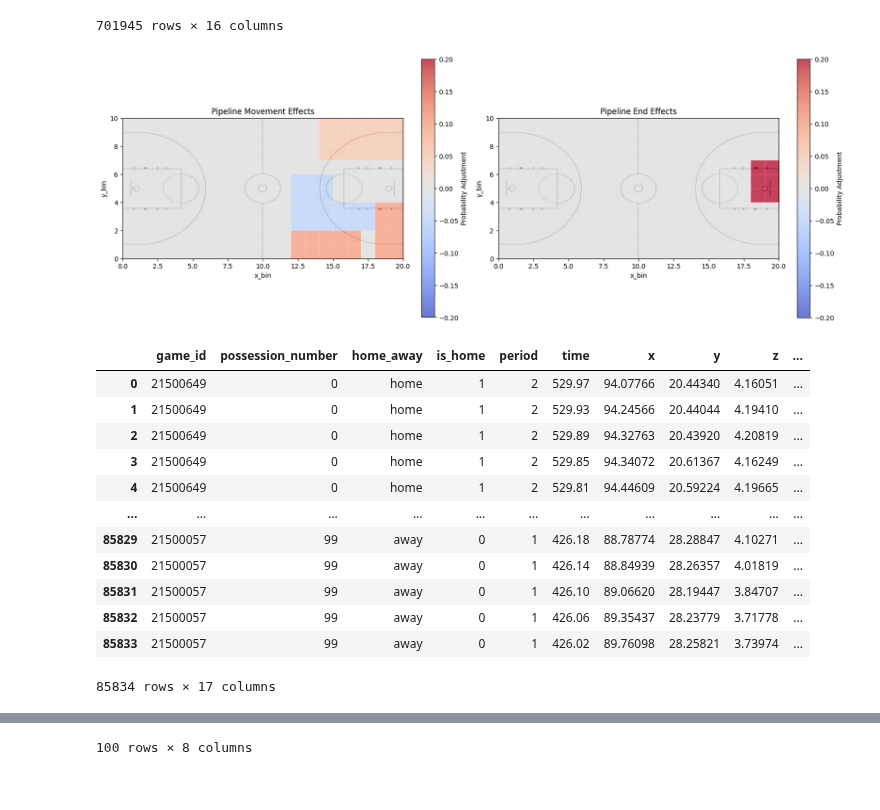
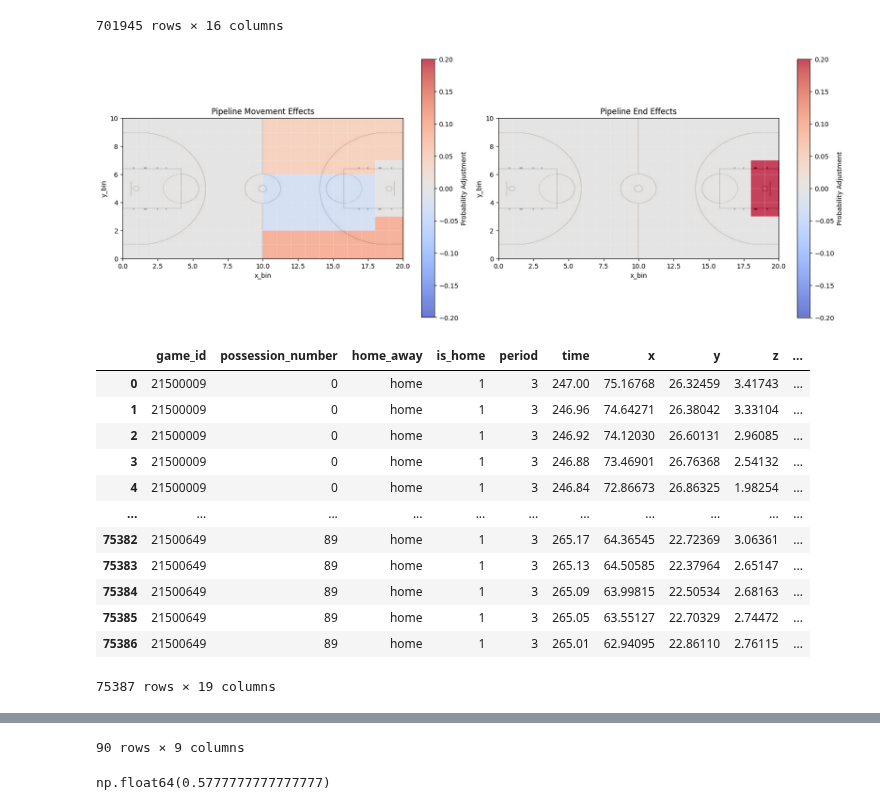
Before and after one commit to Channertheman/NBA_Analysis, a Jupyter notebook: Simulation_construction.ipynb, the cells around one changed output, grey strips where cells are left out. Saved outputs shown, nothing was run; the diff lists cells and outputs as text; code cells hidden in the pictures.

```diff
--- a/Simulation_construction.ipynb
+++ b/Simulation_construction.ipynb
@@ -30,12 +6,16 @@ import matplotlib.image as mpimg
 import matplotlib.animation as animation
 import matplotlib.cm as cm
 from matplotlib.patches import Rectangle
-%pip install tqdm
 from tqdm import tqdm
 from PIL import Image
 import os
 import gc
 import warnings
 from funcs import *
+import cupy as cp
+
+def _to_numpy(array):
+    return cp.asnumpy(array) if isinstance(array, cp.ndarray) else np.asarray(array)
+
 %matplotlib inline
 warnings.filterwarnings('ignore')
@@ -228,7 +206,7 @@ def build_visited_bin_matrices(df, x_bins=20, y_bins=10):
     grouped = df.groupby(["game_id", "possession_number"], sort=True)
     for (game_id, possession_number), group in grouped:
         # Matrix shape is (x_bins, y_bins): x is the first axis, y is the second.
-        visited_matrix = np.zeros((x_bins, y_bins), dtype=np.int8)
+        visited_matrix = cp.zeros((x_bins, y_bins), dtype=cp.int8)
         visited_bins = set(zip(group["x_bin"].astype(int), group["y_bin"].astype(int)))
 
         for xb, yb in visited_bins:
@@ -248,13 +226,13 @@ def build_visited_bin_matrices(df, x_bins=20, y_bins=10):
 visited_bin_matrices = build_visited_bin_matrices(df, x_bins=x_bins, y_bins=y_bins)
 
 # Shape: (n_possessions, x_bins, y_bins)
-possession_game_bin_matrix = np.stack(visited_bin_matrices["visited_matrix"].to_numpy())
+possession_game_bin_matrix = cp.stack(visited_bin_matrices["visited_matrix"].to_list())
 
 # Flatten each possession matrix into one design row while preserving x-by-y order.
 X = possession_game_bin_matrix.reshape(len(visited_bin_matrices), -1)
 
 # Outcome vector aligned with the stacked possession matrices and flattened design rows.
-y = visited_bin_matrices["scored"].to_numpy(dtype=np.int8)
+y = cp.asarray(visited_bin_matrices["scored"].to_numpy(dtype=np.int8))
 # %%
 def sample_X_y(X, y, n_samples, replace=True, random_state=None):
     if len(X) != len(y):
@@ -441,6 +419,8 @@ def _sector_effect_lookup(sector, effects):
 
     x_bin, y_bin = sector
     if 0 <= x_bin < effects.shape[0] and 0 <= y_bin < effects.shape[1]:
+        if isinstance(effects, cp.ndarray):
+            return float(effects[x_bin, y_bin].get())
         return effects[x_bin, y_bin]
 
     return 0.0
@@ -523,7 +503,7 @@ def plot_effect_surfaces(
     y_bins=y_bins,
     title_prefix="Pipeline",
 ):
-    effect_maps = [movement_effects, end_effects]
+    effect_maps = [_to_numpy(movement_effects), _to_numpy(end_effects)]
     titles = [f"{title_prefix} Movement Effects", f"{title_prefix} End Effects"]
     v_abs = max(float(np.nanmax(np.abs(effect))) for effect in effect_maps)
     v_abs = v_abs if v_abs > 0 else 1.0
@@ -635,56 +615,69 @@ def build_baseline_scoring_pipeline(
 # %%
 pipeline_input_df = pd.read_csv("multi_game_data/multi_game_data_half_court_filtered.csv")
 
+pipeline_seed = 42
 train_set = [21500649, 21500390, 21500188, 21500355, 21500057, 21500009]
 
 pipeline_movement_effects = np.zeros((x_bins, y_bins))
 pipeline_end_effects = np.zeros((x_bins, y_bins))
 
-pipeline_movement_effects[12:17, 0:3] = .1
-pipeline_movement_effects[18:20, 0:4] = .1
-pipeline_movement_effects[14:20, 7:10] = .05
-pipeline_movement_effects[12:15, 2:6] = -.05
-pipeline_movement_effects[15:18, 2:4] = -.05
+pipeline_movement_effects[10:18, 0:3] = .10
+pipeline_movement_effects[18:20, 0:3] = .10
+pipeline_movement_effects[10:18, 6] = .05
+pipeline_movement_effects[10:20, 7:10] = .05
+pipeline_movement_effects[10:18, 2:6] = -.03
+pipeline_movement_effects[15:18, 2:4] = -.03
 
-pipeline_end_effects[18:20, 4:7] = .20
+pipeline_end_effects[18:20, 3:7] = .20
 
 plot_effect_surfaces(pipeline_movement_effects, pipeline_end_effects, title_prefix="Pipeline")
 
 pipeline_results = build_baseline_scoring_pipeline(
     pipeline_input_df,
     train_games=train_set,
-    n_possessions=100,
+    n_possessions=90,
     movement_effects=pipeline_movement_effects,
     end_effects=pipeline_end_effects,
     baseline_probability=0.40,
-    random_state=43,
+    random_state=pipeline_seed,
 )
 
 pipeline_sampled_movement = pipeline_results["sampled_movement"]
 pipeline_sampled_binned_movement = pipeline_results["sampled_binned_movement"]
 pipeline_qut_movement = pipeline_results["qut_movement"]
 pipeline_visited_posssessions = pipeline_results["visited_posssessions"]
 pipeline_baseline_scoring_probabilities = pipeline_results["baseline_scoring_probabilities"]
 
 visited_posssessions = pipeline_visited_posssessions
 baseline_scoring_probabilities = pipeline_baseline_scoring_probabilities
+pipeline_rng = np.random.default_rng(pipeline_seed)
+baseline_scoring_probabilities["simulated_out"] = pipeline_rng.binomial(n=1, p=baseline_scoring_probabilities["scoring_probability"])
+
+pipeline_simulated_scoring = baseline_scoring_probabilities[possession_cols + ["simulated_out"]]
+pipeline_qut_movement = pipeline_qut_movement.merge(
+    pipeline_simulated_scoring,
+    on=possession_cols,
+    how="left",
+)
+pipeline_qut_movement["original_scored"] = pipeline_qut_movement["scored"]
+pipeline_qut_movement["scored"] = pipeline_qut_movement["simulated_out"]
 
 display(pipeline_qut_movement)
 
 display(baseline_scoring_probabilities)
 # %% [output]
-[figure, old version]
+[figure, new version]
 |  | game_id | possession_number | home_away | is_home | period | time | x | y | z | ... |
-| 0 | 21500649 | 0 | home | 1 | 2 | 529.97 | 94.07766 | 20.44340 | 4.16051 | ... |
-| 1 | 21500649 | 0 | home | 1 | 2 | 529.93 | 94.24566 | 20.44044 | 4.19410 | ... |
-| 2 | 21500649 | 0 | home | 1 | 2 | 529.89 | 94.32763 | 20.43920 | 4.20819 | ... |
-| 3 | 21500649 | 0 | home | 1 | 2 | 529.85 | 94.34072 | 20.61367 | 4.16249 | ... |
-| 4 | 21500649 | 0 | home | 1 | 2 | 529.81 | 94.44609 | 20.59224 | 4.19665 | ... |
+| 0 | 21500009 | 0 | home | 1 | 3 | 247.00 | 75.16768 | 26.32459 | 3.41743 | ... |
+| 1 | 21500009 | 0 | home | 1 | 3 | 246.96 | 74.64271 | 26.38042 | 3.33104 | ... |
+| 2 | 21500009 | 0 | home | 1 | 3 | 246.92 | 74.12030 | 26.60131 | 2.96085 | ... |
+| 3 | 21500009 | 0 | home | 1 | 3 | 246.88 | 73.46901 | 26.76368 | 2.54132 | ... |
+| 4 | 21500009 | 0 | home | 1 | 3 | 246.84 | 72.86673 | 26.86325 | 1.98254 | ... |
 | ... | ... | ... | ... | ... | ... | ... | ... | ... | ... | ... |
-| 85829 | 21500057 | 99 | away | 0 | 1 | 426.18 | 88.78774 | 28.28847 | 4.10271 | ... |
-| 85830 | 21500057 | 99 | away | 0 | 1 | 426.14 | 88.84939 | 28.26357 | 4.01819 | ... |
-| 85831 | 21500057 | 99 | away | 0 | 1 | 426.10 | 89.06620 | 28.19447 | 3.84707 | ... |
-| 85832 | 21500057 | 99 | away | 0 | 1 | 426.06 | 89.35437 | 28.23779 | 3.71778 | ... |
-| 85833 | 21500057 | 99 | away | 0 | 1 | 426.02 | 89.76098 | 28.25821 | 3.73974 | ... |
+| 75382 | 21500649 | 89 | home | 1 | 3 | 265.17 | 64.36545 | 22.72369 | 3.06361 | ... |
+| 75383 | 21500649 | 89 | home | 1 | 3 | 265.13 | 64.50585 | 22.37964 | 2.65147 | ... |
+| 75384 | 21500649 | 89 | home | 1 | 3 | 265.09 | 63.99815 | 22.50534 | 2.68163 | ... |
+| 75385 | 21500649 | 89 | home | 1 | 3 | 265.05 | 63.55127 | 22.70329 | 2.74472 | ... |
+| 75386 | 21500649 | 89 | home | 1 | 3 | 265.01 | 62.94095 | 22.86110 | 2.76115 | ... |
-85834 rows × 17 columns
+75387 rows × 19 columns
 |  | game_id | possession_number | movement_probability_adjustment | end_probability_adjustment | baseline_probability | ... |
@@ -702 +695,5 @@ display(baseline_scoring_probabilities)
-100 rows × 8 columns
+90 rows × 9 columns
+# %%
+baseline_scoring_probabilities["simulated_out"].mean() #seeing if the scoring rate is similar to actaula games, .45 - .55 is acceptable
+# %% [output]
+np.float64(0.5777777777777777)
```
Also changed, not shown: parts of 8 cells of this notebook.
